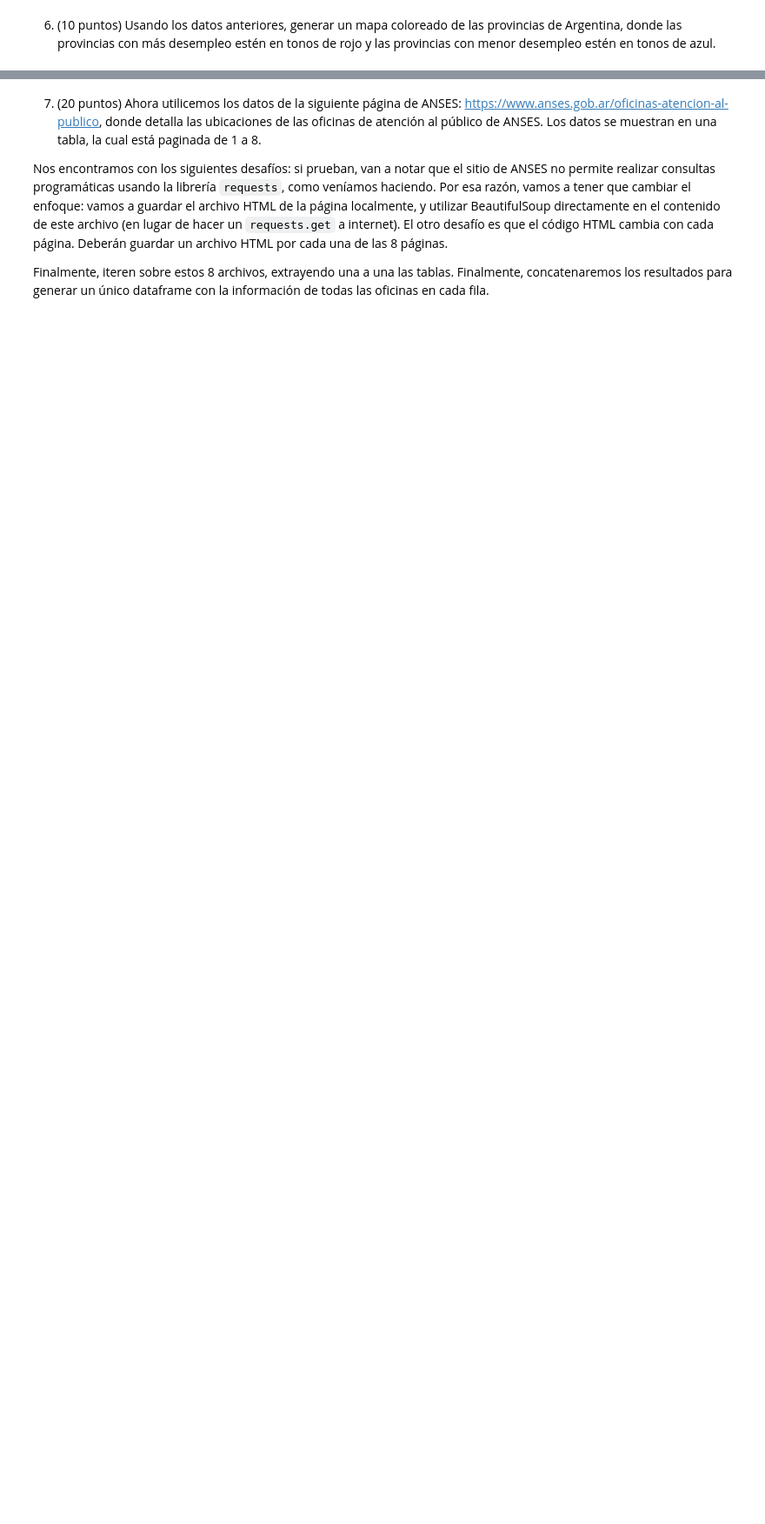
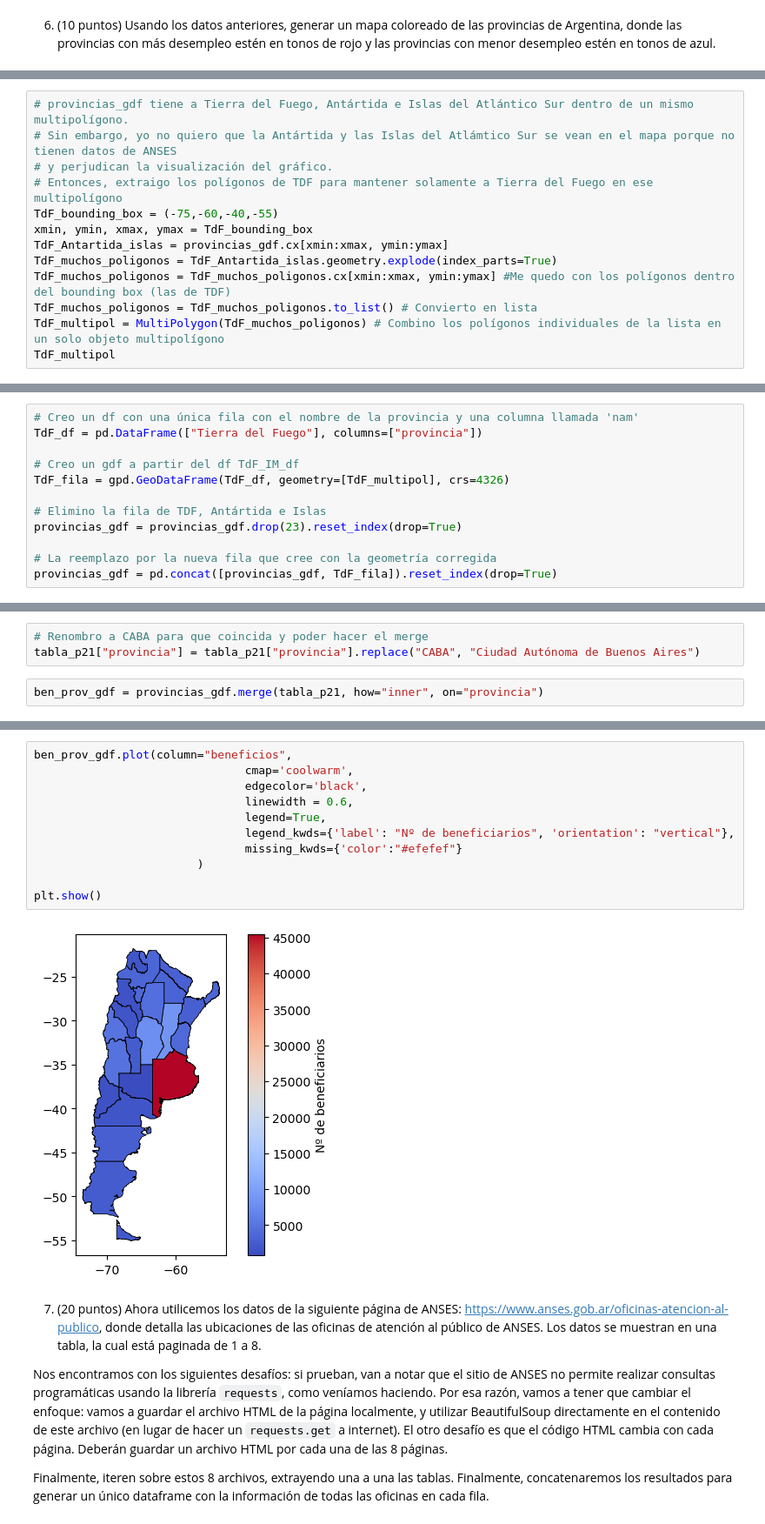
Before and after one commit to larasofiacantero/repo_tp6, a Jupyter notebook: Cantero_LS_PythEcon2024_tp6.ipynb, the cells around one changed output, grey strips where cells are left out. Shown at 87% size. Drawn from its saved outputs; the diff is of its cells as text; blank space fills up the shorter version.

```diff
--- a/Cantero_LS_PythEcon2024_tp6.ipynb
+++ b/Cantero_LS_PythEcon2024_tp6.ipynb
@@ -311,0 +429,13 @@ tabla_p21
+# %%
+# provincias_gdf tiene a Tierra del Fuego, Antártida e Islas del Atlántico Sur dentro de un mismo multipolígono.
+# Sin embargo, yo no quiero que la Antártida y las Islas del Atlámtico Sur se vean en el mapa porque no tienen datos de ANSES
+# y perjudican la visualización del gráfico.
+# Entonces, extraigo los polígonos de TDF para mantener solamente a Tierra del Fuego en ese multipolígono
+TdF_bounding_box = (-75,-60,-40,-55)
+xmin, ymin, xmax, ymax = TdF_bounding_box
+TdF_Antartida_islas = provincias_gdf.cx[xmin:xmax, ymin:ymax]
+TdF_muchos_poligonos = TdF_Antartida_islas.geometry.explode(index_parts=True)
+TdF_muchos_poligonos = TdF_muchos_poligonos.cx[xmin:xmax, ymin:ymax] #Me quedo con los polígonos dentro del bounding box (las de TDF)
+TdF_muchos_poligonos = TdF_muchos_poligonos.to_list() # Convierto en lista
+TdF_multipol = MultiPolygon(TdF_muchos_poligonos) # Combino los polígonos individuales de la lista en un solo objeto multipolígono
+TdF_multipol
@@ -311,0 +444,12 @@ tabla_p21
+# %%
+# Creo un df con una única fila con el nombre de la provincia y una columna llamada 'nam'
+TdF_df = pd.DataFrame(["Tierra del Fuego"], columns=["provincia"])
+
+# Creo un gdf a partir del df TdF_IM_df
+TdF_fila = gpd.GeoDataFrame(TdF_df, geometry=[TdF_multipol], crs=4326)
+
+# Elimino la fila de TDF, Antártida e Islas
+provincias_gdf = provincias_gdf.drop(23).reset_index(drop=True)
+
+# La reemplazo por la nueva fila que cree con la geometría corregida
+provincias_gdf = pd.concat([provincias_gdf, TdF_fila]).reset_index(drop=True)
@@ -311,0 +476,5 @@ tabla_p21
+# %%
+# Renombro a CABA para que coincida y poder hacer el merge
+tabla_p21["provincia"] = tabla_p21["provincia"].replace("CABA", "Ciudad Autónoma de Buenos Aires")
+# %%
+ben_prov_gdf = provincias_gdf.merge(tabla_p21, how="inner", on="provincia")
@@ -312,3 +501,16 @@ tabla_p21
+# %%
+ben_prov_gdf.plot(column="beneficios",
+                               cmap='coolwarm',
+                               edgecolor='black',
+                               linewidth = 0.6,
+                               legend=True,
+                               legend_kwds={'label': "Nº de beneficiarios", 'orientation': "vertical"},
+                               missing_kwds={'color':"#efefef"}
+                        )
+
+plt.show()
+# %% [output]
+[figure, added]
 # %% [markdown]
 7. (20 puntos) Ahora utilicemos los datos de la siguiente página de ANSES: https://www.anses.gob.ar/oficinas-atencion-al-publico, donde detalla las ubicaciones de las oficinas de atención al público de ANSES. Los datos se muestran en una tabla, la cual está paginada de 1 a 8.
 
```
Also changed, not shown: parts of 60 cells of this notebook, 6 other files.
